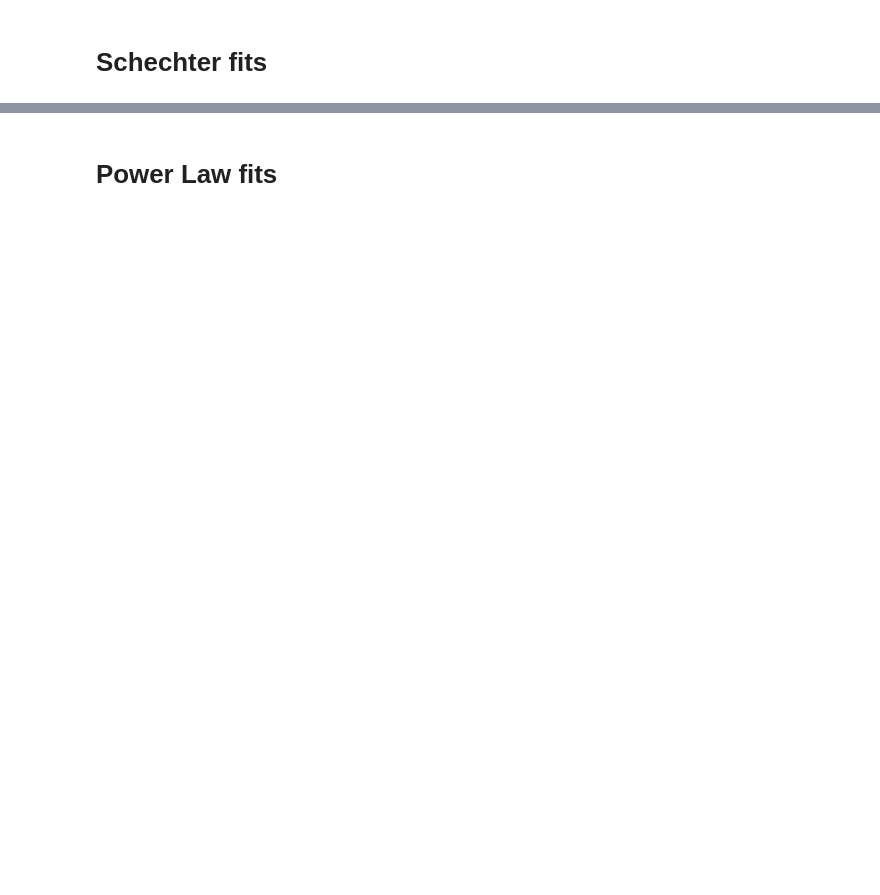
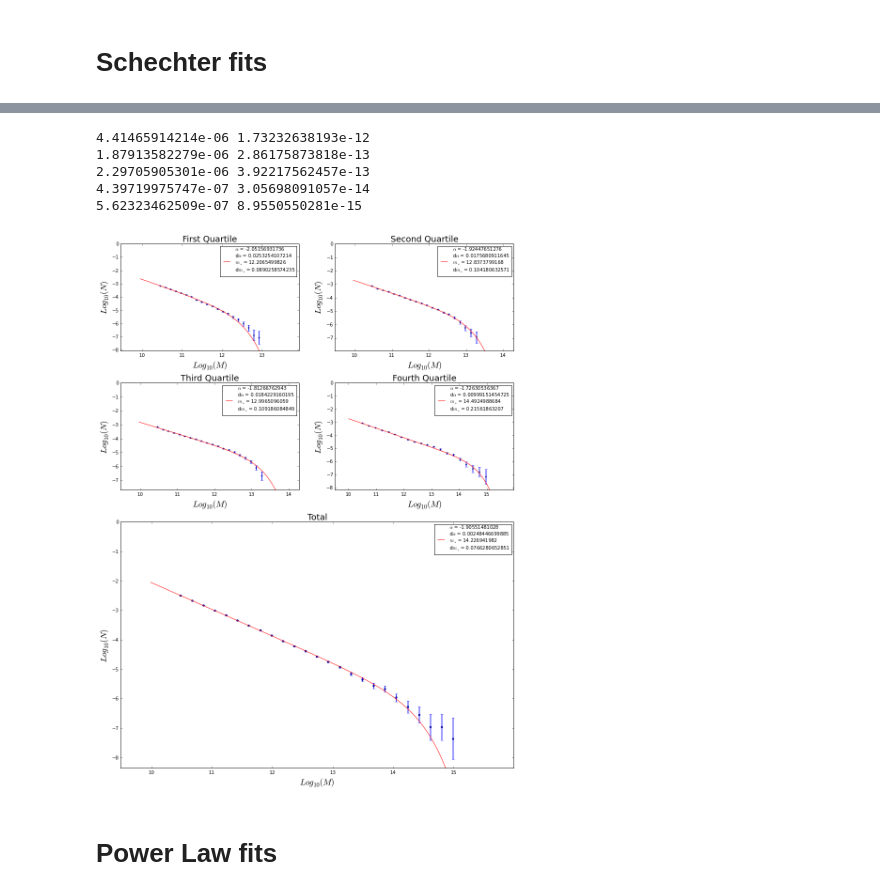
Before and after one commit to jdprada1760/Cornell_Summer, a Jupyter notebook: Millenium_Run/Big_Simulation/quartile.ipynb, the cells around one changed output, grey strips where cells are left out. Cells and saved outputs as stored; diff of their text form; code cells hidden in the pictures; blank space fills up the shorter version.

```diff
--- a/Millenium_Run/Big_Simulation/quartile.ipynb
+++ b/Millenium_Run/Big_Simulation/quartile.ipynb
@@ -71,7 +37,7 @@ def Power(m,alpha,phi_s,m_s):
 def fit(mf,bins):
     # tmp[0]:mj,  tmp[1]:nj
     tmp = histog(log100(mf),bins)
-    return optimize.curve_fit(Schechter,tmp[0] ,tmp[1],p0=[-2.0,0,14], sigma = np.sqrt(tmp[1]*vol)/vol, maxfev = 40000)
+    return optimize.curve_fit(Schechter,tmp[0] ,tmp[1],p0=[-2.0,0,15], sigma = np.sqrt(tmp[1]*vol)/vol, maxfev = 100000)
 # Returns the fitted parameters for Power law given the mass distribution
 def fitP(mf,bins):
     tmp = histog(log100(mf),bins)
@@ -219,2 +328,13 @@ ax4.legend(prop={'size':10})
+# %%
+# The volume of the sample box
+vol = (250**3)/(0.7**3)
+SchFitGraphs(vol, 20)
+# %% [output]
+4.41465914214e-06 1.73232638193e-12
+1.87913582279e-06 2.86175873818e-13
+2.29705905301e-06 3.92217562457e-13
+4.39719975747e-07 3.05698091057e-14
+5.62323462509e-07 8.9550550281e-15
+[figure, added]
 # %% [markdown]
 # Power Law fits
```
Also changed, not shown: parts of 21 cells of this notebook.
